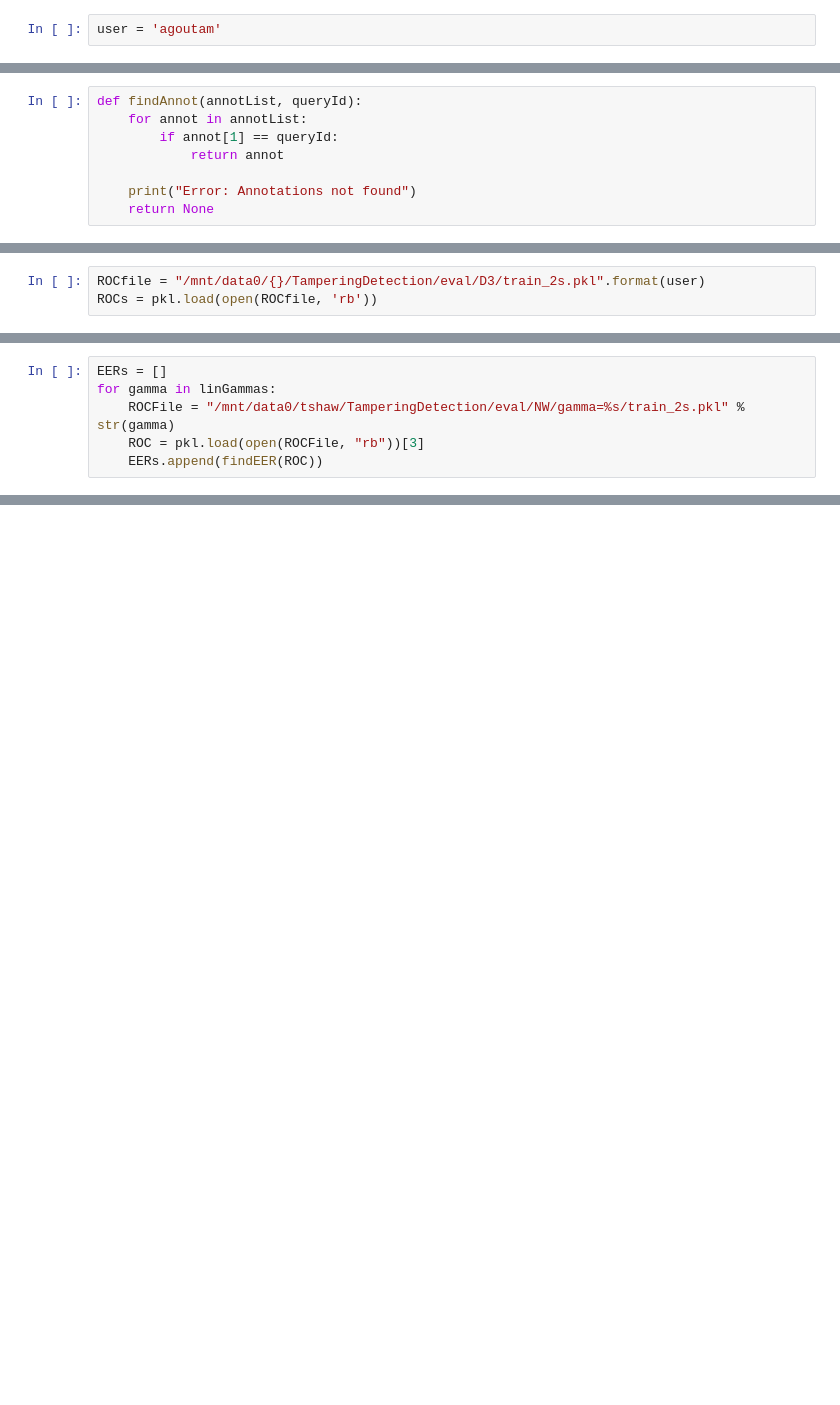
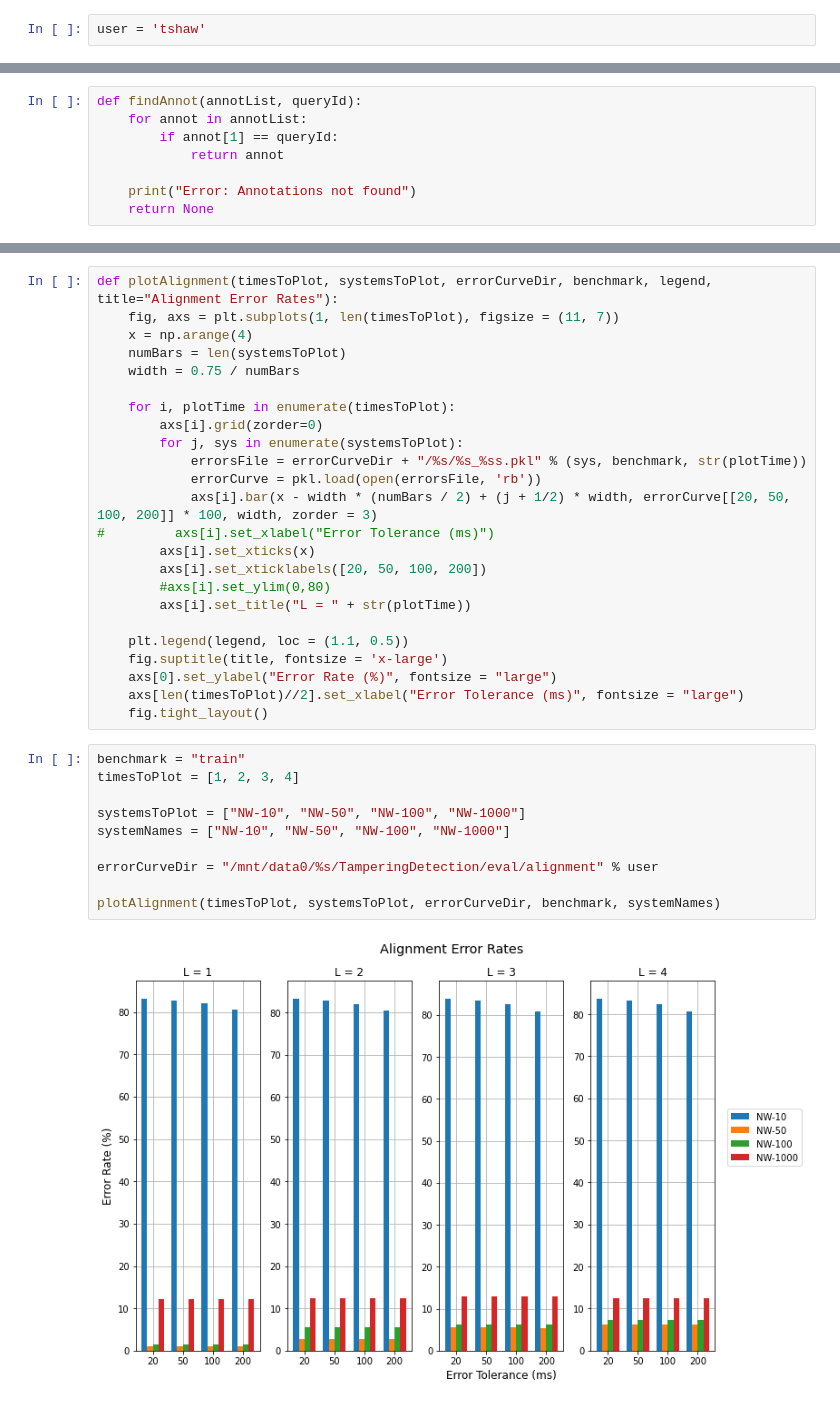
Before and after one commit to HMC-MIR/HSTW, a Jupyter notebook: 03_speech_eval.ipynb, the cells around one changed output, grey strips where cells are left out. Drawn from its saved outputs; the diff is of its cells as text; blank space fills up the shorter version.

```diff
--- a/03_speech_eval.ipynb
+++ b/03_speech_eval.ipynb
@@ -11,2 +12,2 @@ import librosa as lb
 # %%
-user = 'agoutam'
+user = 'tshaw'
@@ -288,3 +56,0 @@ plotAttribution(timesToPlot, systemsToPlot, benchmark, sysNames)
-# %%
-ROCfile = "/mnt/data0/{}/TamperingDetection/eval/D3/train_2s.pkl".format(user)
-ROCs = pkl.load(open(ROCfile, 'rb'))
@@ -415,6 +56,0 @@ linGammas = [50, 60, 70, 80, 90, 100]
-# %%
-EERs = []
-for gamma in linGammas:
-    ROCFile = "/mnt/data0/tshaw/TamperingDetection/eval/NW/gamma=%s/train_2s.pkl" % str(gamma)
-    ROC = pkl.load(open(ROCFile, "rb"))[3]
-    EERs.append(findEER(ROC))
@@ -438,0 +183,36 @@ plt.ylabel("EER");
+# %%
+def plotAlignment(timesToPlot, systemsToPlot, errorCurveDir, benchmark, legend, title="Alignment Error Rates"):
+    fig, axs = plt.subplots(1, len(timesToPlot), figsize = (11, 7))
+    x = np.arange(4)
+    numBars = len(systemsToPlot)
+    width = 0.75 / numBars
+
+    for i, plotTime in enumerate(timesToPlot):
+        axs[i].grid(zorder=0)
+        for j, sys in enumerate(systemsToPlot):
+            errorsFile = errorCurveDir + "/%s/%s_%ss.pkl" % (sys, benchmark, str(plotTime))
+            errorCurve = pkl.load(open(errorsFile, 'rb'))
+            axs[i].bar(x - width * (numBars / 2) + (j + 1/2) * width, errorCurve[[20, 50, 100, 200]] * 100, width, zorder = 3)
+#         axs[i].set_xlabel("Error Tolerance (ms)")
+        axs[i].set_xticks(x)
+        axs[i].set_xticklabels([20, 50, 100, 200])
+        #axs[i].set_ylim(0,80)
+        axs[i].set_title("L = " + str(plotTime))
+
+    plt.legend(legend, loc = (1.1, 0.5))
+    fig.suptitle(title, fontsize = 'x-large')
+    axs[0].set_ylabel("Error Rate (%)", fontsize = "large")
+    axs[len(timesToPlot)//2].set_xlabel("Error Tolerance (ms)", fontsize = "large")
+    fig.tight_layout()
+# %%
+benchmark = "train"
+timesToPlot = [1, 2, 3, 4]
+
+systemsToPlot = ["NW-10", "NW-50", "NW-100", "NW-1000"]
+systemNames = ["NW-10", "NW-50", "NW-100", "NW-1000"]
+
+errorCurveDir = "/mnt/data0/%s/TamperingDetection/eval/alignment" % user
+
+plotAlignment(timesToPlot, systemsToPlot, errorCurveDir, benchmark, systemNames)
+# %% [output]
+[figure, added]
```
Also changed, not shown: parts of 49 cells of this notebook.
